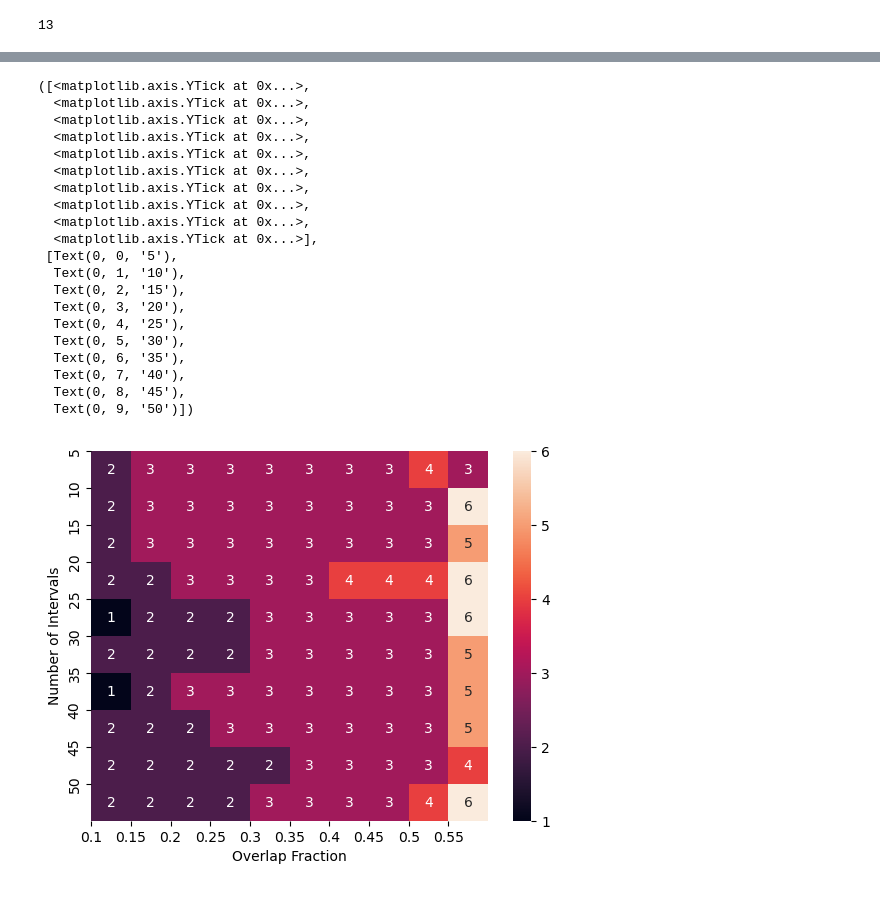
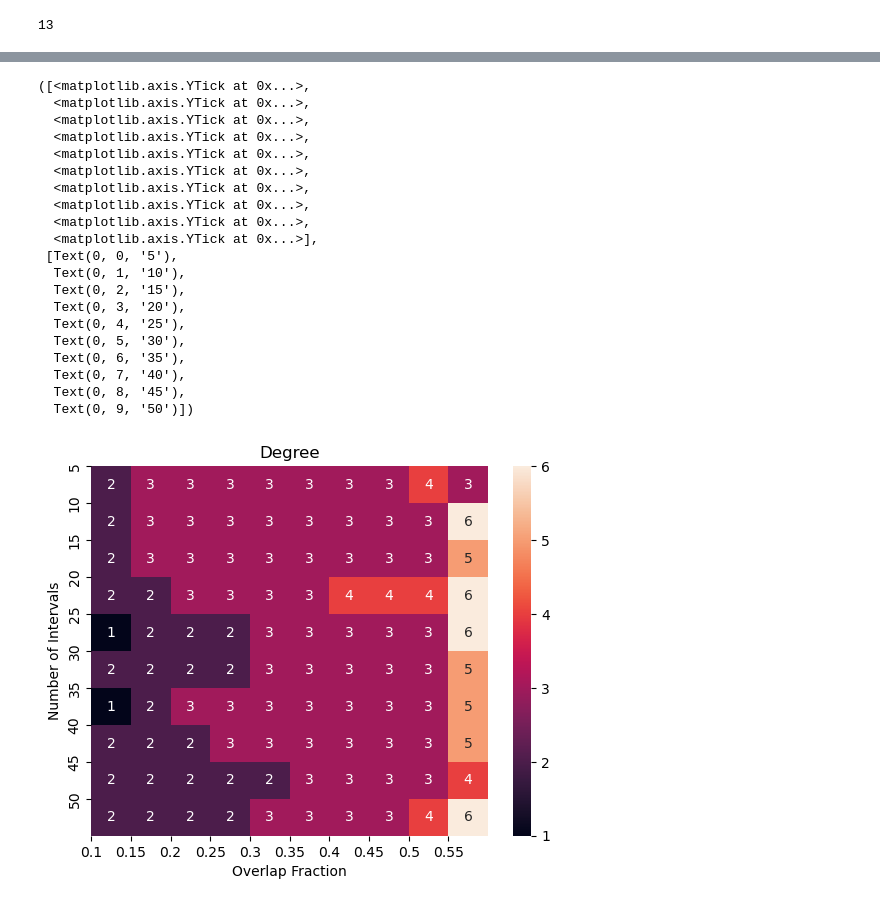
Before and after one commit to DAAAAMNSocialJustice/disruptjmm, a Jupyter notebook: tda/MapperSpecific.ipynb, the cells around one changed output, grey strips where cells are left out. Cells and saved outputs as stored; diff of their text form; code cells hidden in the pictures.

```diff
--- a/tda/MapperSpecific.ipynb
+++ b/tda/MapperSpecific.ipynb
@@ -205,33 +212,34 @@ plt.yticks(np.arange(len(nints)), nints)
 # %%
 import seaborn as sns
 sns.heatmap(degree_matrix, annot=True)
 #add labels
+plt.title("Degree")
 plt.xlabel("Overlap Fraction")
 plt.ylabel("Number of Intervals")
 plt.xticks(np.arange(len(olfrac)), np.round(olfrac,2))
 plt.yticks(np.arange(len(nints)), nints)
 # %% [output]
 ([<matplotlib.axis.YTick at 0x...>,
   <matplotlib.axis.YTick at 0x...>,
   <matplotlib.axis.YTick at 0x...>,
   <matplotlib.axis.YTick at 0x...>,
   <matplotlib.axis.YTick at 0x...>,
   <matplotlib.axis.YTick at 0x...>,
   <matplotlib.axis.YTick at 0x...>,
   <matplotlib.axis.YTick at 0x...>,
   <matplotlib.axis.YTick at 0x...>,
   <matplotlib.axis.YTick at 0x...>],
  [Text(0, 0, '5'),
   Text(0, 1, '10'),
   Text(0, 2, '15'),
   Text(0, 3, '20'),
   Text(0, 4, '25'),
   Text(0, 5, '30'),
   Text(0, 6, '35'),
   Text(0, 7, '40'),
   Text(0, 8, '45'),
   Text(0, 9, '50')])
-[figure, old version]
+[figure, new version]
 # %%
 import seaborn as sns
 sns.heatmap(max_cc_matrix, annot=True)
```
Also changed, not shown: parts of 23 cells of this notebook.
